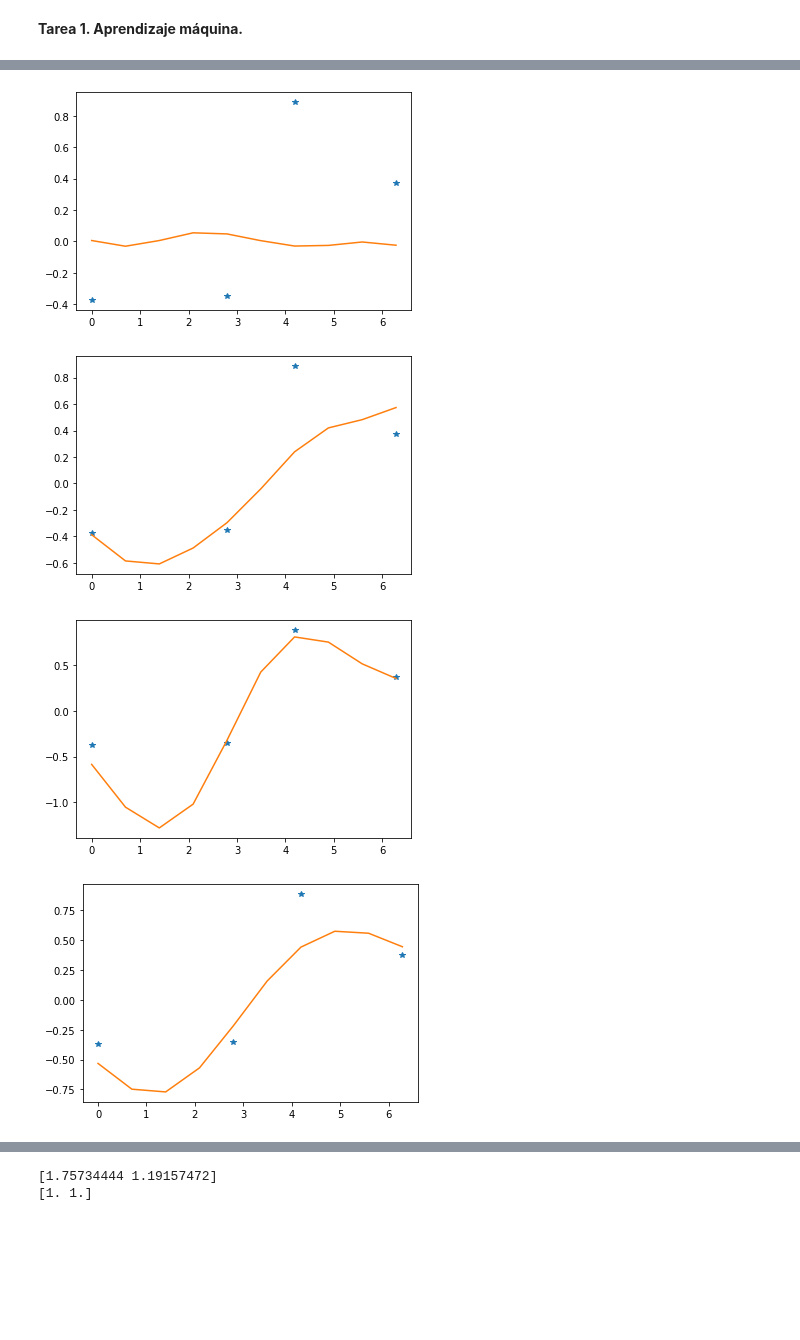
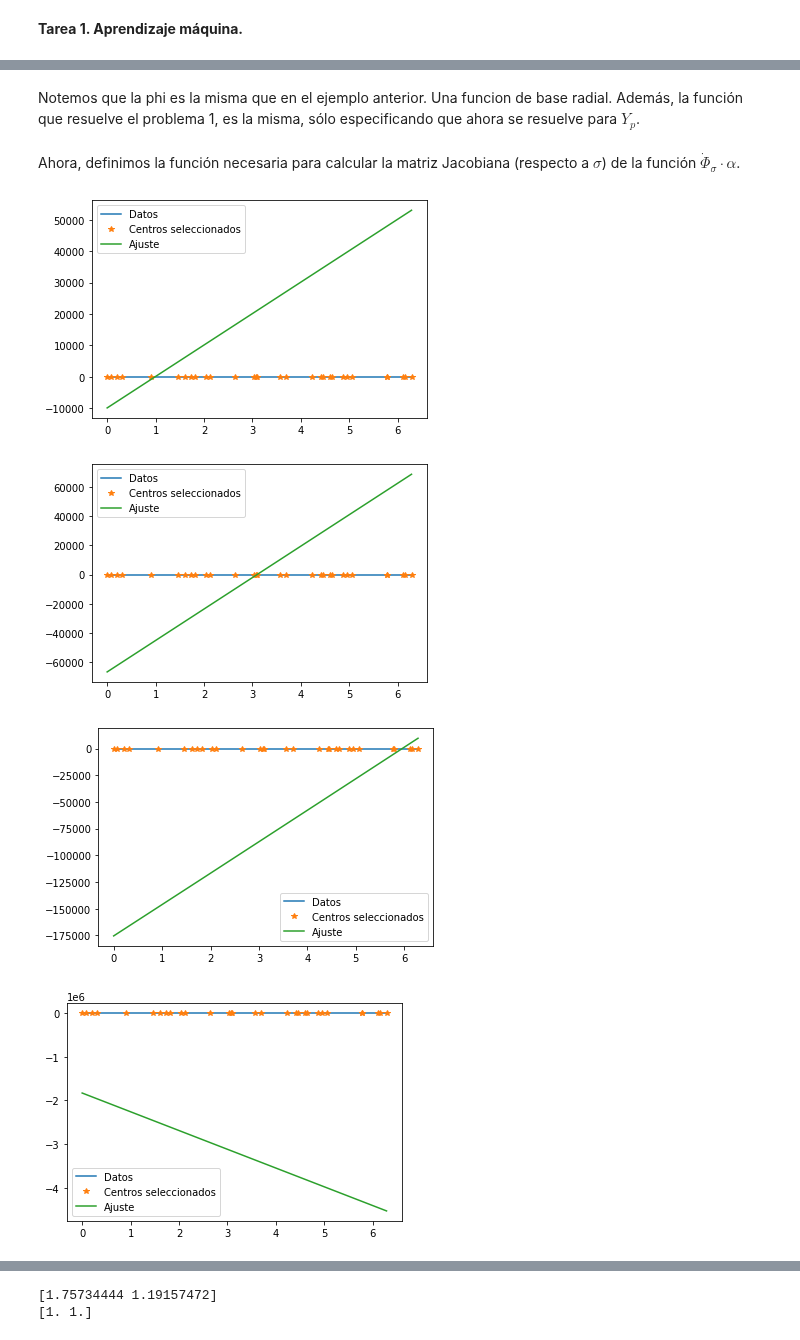
Before and after one commit to JairEsc/Mat_Apl_2, a Jupyter notebook: ML_T1.ipynb, the cells around one changed output, grey strips where cells are left out. Cells and saved outputs as stored; diff of their text form; code cells hidden in the pictures; blank space fills up the shorter version.

```diff
--- a/ML_T1.ipynb
+++ b/ML_T1.ipynb
@@ -34,0 +100,3 @@ import matplotlib.pyplot as plt
+# %%
+def solve_for_alphas(M,y):#Resolver para alphas.
+    return np.dot(np.dot(np.linalg.inv(np.dot(M.T,M)),M.T),y)
@@ -34,0 +105,9 @@ import matplotlib.pyplot as plt
+# %%
+def phi(s,x,x_j):#Funciones reales. phi_{i,j}"
+    return np.exp(-(1/(2*s**2))*(x-x_j)**2)
+def J_sigma_phi(sigma,alpha):#Jacobiana de la transformacion Phi*alpha como funcion de sigma.
+    J=np.zeros((n,m))
+    for i in range(n):
+        for j in range(m):
+            J[i][j]=alpha[j]*(phi(s=sigma[j],x=x[i],x_j=x_m[j]))*((x[i]-x_m[j])**2/sigma[j]**3)
+    return J
@@ -76,18 +185,19 @@ plt.show()
 # %%
 #Matriz Phi_prima--------------------------------
-def phi(s,x,x_j):#Funciones reales. phi_{i,j}(sin derivar)"
-    return np.exp(-((x -x_j)**2)/(2*(s)**2))
-def matriz_phi_sigma(sigma):
+def matriz_phi_x_sigma(sigma):
     M=np.zeros((n,m))
     for i in range(n):
         for j in range(m):
             M[i,j] = phi(s=sigma[j],x=x[i],x_j=x_m[j])*(-(x[i] -x_m[j])/(sigma[j]**2))#phi_prima
+            #
     return np.array(M)
-def solve_for_alphas(M):#Resolver para alphas.
-    return np.dot(np.dot(np.linalg.inv(np.dot(M.T,M)),M.T),y_p)
 #---------------------------------
+# %% [markdown]
+Notemos que la phi es la misma que en el ejemplo anterior. Una funcion de base radial. Además, la función que resuelve el problema 1, es la misma, sólo especificando que ahora se resuelve para $Y_p$.
+# %% [markdown]
+Ahora, definimos la función necesaria para calcular la matriz Jacobiana (respecto a $\sigma$) de la función $\dot{\Phi}_\sigma \cdot \alpha$.
 # %%
-def J_sigma_phi(sigma,alpha):#Jacobiana de la transformacion Phi*alpha como funcion de sigma.
+def J_sigma_phi_x(sigma,alpha):#Jacobiana de la transformacion Phi*alpha como funcion de sigma.
     J=np.zeros((n,m))
     for i in range(n):
         for j in range(m):
@@ -101,50 +211,47 @@ def F_p_ajuste(sigma,alpha,z):
     for j in range(m):
         sum+=alpha[j]*phi(s=sigma[j],x=z,x_j=x_m[j])*(-(z -x_m[j])/(sigma[j]**2))
     return sum
-def rutina(nIter,sigma_0,alpha_0,alpha,stop=10**(-3)):#Repetir los ajustes alternados.
+def rutina_prima(nIter,sigma_0,alpha_0,alpha,stop=10**(-3)):#Repetir los ajustes alternados.
     error=10
     def F_p_ajuste_a_s(W):#Vectorizacion
       R=[]
       for w in W:
           R.append(F_p_ajuste(sigma=sigma_0,alpha=alpha_0,z=w))
       return np.array(R)
-    plt.plot(x_m,y_p[x_m2],'*',label='Centros seleccionados')
-    plt.plot(x,F_p_ajuste_a_s(x),label='Ajuste')
-    #plt.axis(ymin=min(y_p)-0.5,ymax=max(y_p)+0.5)
-    plt.show()
     for r in range(nIter):
         if(error<=stop):
             print("Criterio de paro")
             break;
         def grad_alpha(sigma):
-            return np.dot(-J_sigma_phi(sigma=sigma,alpha=alpha_0).T,(y_p-np.dot(matriz_phi_sigma(sigma=sigma),alpha_0)))
-        alpha_0=solve_for_alphas(matriz_phi_sigma(sigma_0))
+            return np.dot(-J_sigma_phi_x(sigma=sigma,alpha=alpha_0).T,(y_p-np.dot(matriz_phi_x_sigma(sigma=sigma),alpha_0)))
+        alpha_0=solve_for_alphas(M=matriz_phi_x_sigma(sigma_0),y=y_p)
         sigma_0=GD_N(theta=sigma_0,alpha=alpha,eta=0.9,nIter=nIter, grad=grad_alpha,stop_crit=10**(-6))# Llamar a Nesterov 15 veces
 
-        error=np.linalg.norm(y_p-np.dot(matriz_phi_sigma(sigma=sigma_0),alpha_0))
+        error=np.linalg.norm(y_p-np.dot(matriz_phi_x_sigma(sigma=sigma_0),alpha_0))
         def F_p_ajuste_a_s(W):#Vectorizacion
             R=[]
             for w in W:
                 R.append(F_p_ajuste(sigma=sigma_0,alpha=alpha_0,z=w))
             return np.array(R)
+        plt.plot(x,y_p,label='Datos')
         plt.plot(x_m,y_p[x_m2],'*',label='Centros seleccionados')
         plt.plot(x,F_p_ajuste_a_s(x),label='Ajuste')
+        plt.legend()
         #plt.axis(ymin=min(y_p)-0.5,ymax=max(y_p)+0.5)
         plt.show()
 
     #plt.plot(x,y_p)
 
     return alpha_0,sigma_0
 #----------------------------------------
 #Condiciones iniciales------------
 np.random.seed(0)
-sigma_0=np.random.normal(1,0,size=m)#A ojo
+sigma_0=np.random.normal(1,0.01,size=m)#A ojo
 alpha_0=np.repeat(.1,m)#Suma de derivadas de Gaussianas
 #-------------------------
-for alpha in [10**(0)]:#Tamaño de paso variable y muy pequeño
-    alpha_0,sigma_0=rutina(nIter=10,sigma_0=sigma_0,alpha_0=alpha_0,alpha=alpha)
+alpha_0,sigma_0=rutina_prima(nIter=5,sigma_0=sigma_0,alpha_0=alpha_0,alpha=10**(-8))
 # %% [output]
-[figure, old version]
+[figure, new version]
-[figure, old version]
+[figure, new version]
-[figure, old version]
+[figure, new version]
-[figure, old version]
+[figure, new version]
```
Also changed, not shown: parts of 17 cells of this notebook.
